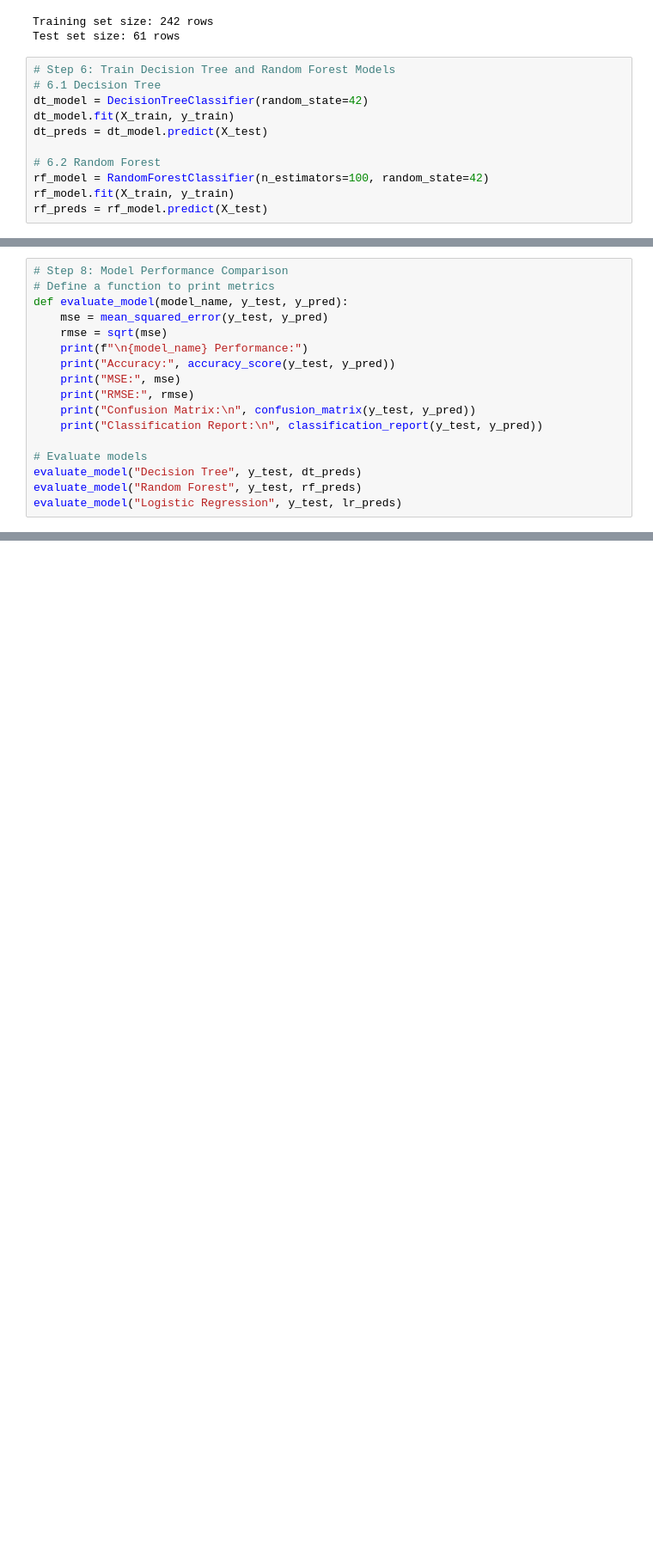
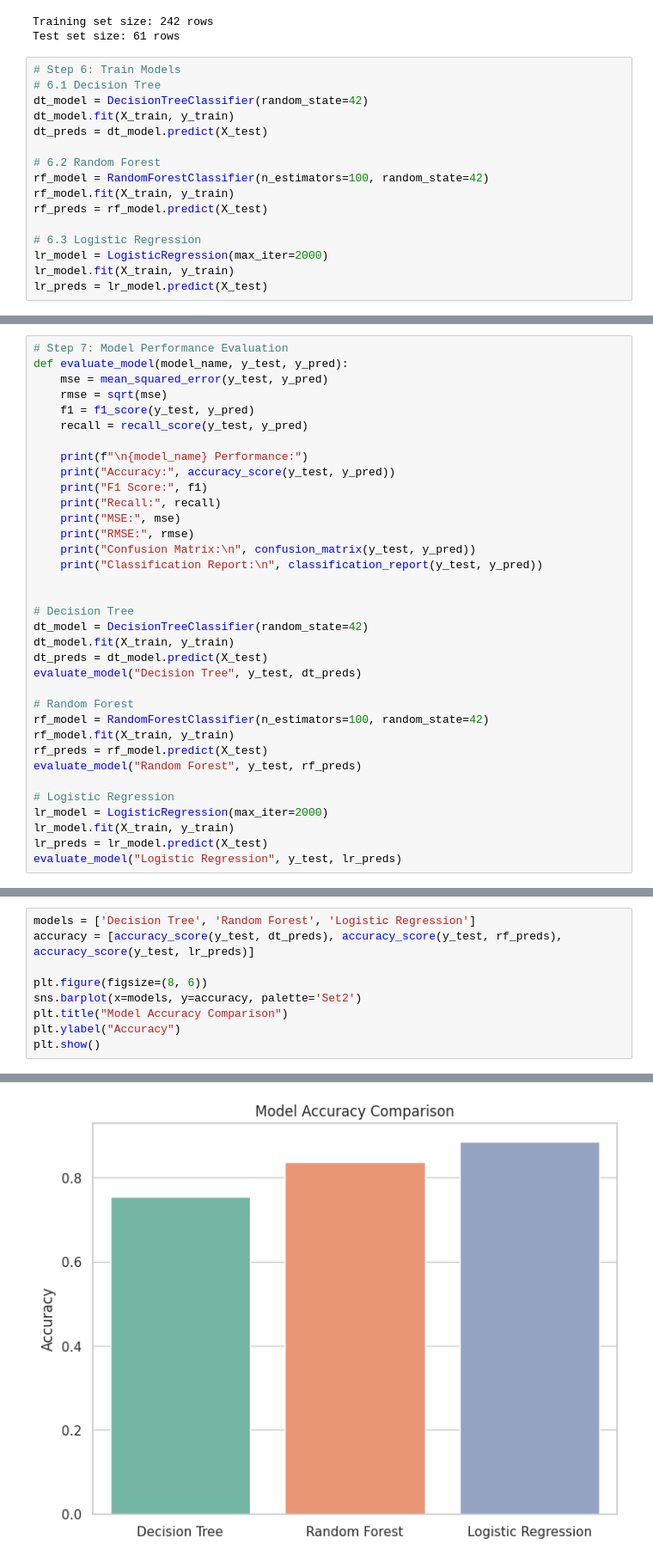
Before and after one commit to joshuakutschera/dsai, a Jupyter notebook: Project.ipynb, the cells around one changed output, grey strips where cells are left out. Shown at 86% size. Drawn from its saved outputs; the diff is of its cells as text; blank space fills up the shorter version.

```diff
--- a/Project.ipynb
+++ b/Project.ipynb
@@ -191,7 +230,7 @@ print(f"Test set size: {X_test.shape[0]} rows")
 Training set size: 242 rows
 Test set size: 61 rows
 # %%
-# Step 6: Train Decision Tree and Random Forest Models
+# Step 6: Train Models
 # 6.1 Decision Tree
 dt_model = DecisionTreeClassifier(random_state=42)
 dt_model.fit(X_train, y_train)
@@ -201,3 +240,8 @@ dt_preds = dt_model.predict(X_test)
 rf_model = RandomForestClassifier(n_estimators=100, random_state=42)
 rf_model.fit(X_train, y_train)
 rf_preds = rf_model.predict(X_test)
+
+# 6.3 Logistic Regression
+lr_model = LogisticRegression(max_iter=2000)
+lr_model.fit(X_train, y_train)
+lr_preds = lr_model.predict(X_test)
@@ -217,19 +248,37 @@ Please also refer to the documentation for alternative solver options:
 # %%
-# Step 8: Model Performance Comparison
-# Define a function to print metrics
+# Step 7: Model Performance Evaluation
 def evaluate_model(model_name, y_test, y_pred):
     mse = mean_squared_error(y_test, y_pred)
     rmse = sqrt(mse)
+    f1 = f1_score(y_test, y_pred)
+    recall = recall_score(y_test, y_pred)
+
     print(f"\n{model_name} Performance:")
     print("Accuracy:", accuracy_score(y_test, y_pred))
+    print("F1 Score:", f1)
+    print("Recall:", recall)
     print("MSE:", mse)
     print("RMSE:", rmse)
     print("Confusion Matrix:\n", confusion_matrix(y_test, y_pred))
     print("Classification Report:\n", classification_report(y_test, y_pred))
 
-# Evaluate models
+
+# Decision Tree
+dt_model = DecisionTreeClassifier(random_state=42)
+dt_model.fit(X_train, y_train)
+dt_preds = dt_model.predict(X_test)
 evaluate_model("Decision Tree", y_test, dt_preds)
+
+# Random Forest
+rf_model = RandomForestClassifier(n_estimators=100, random_state=42)
+rf_model.fit(X_train, y_train)
+rf_preds = rf_model.predict(X_test)
 evaluate_model("Random Forest", y_test, rf_preds)
+
+# Logistic Regression
+lr_model = LogisticRegression(max_iter=2000)
+lr_model.fit(X_train, y_train)
+lr_preds = lr_model.predict(X_test)
 evaluate_model("Logistic Regression", y_test, lr_preds)
 # %% [output]
 Decision Tree Performance:
@@ -312,0 +325,10 @@ Feature 12: 0.08649162095981171
+# %%
+models = ['Decision Tree', 'Random Forest', 'Logistic Regression']
+accuracy = [accuracy_score(y_test, dt_preds), accuracy_score(y_test, rf_preds), accuracy_score(y_test, lr_preds)]
+
+plt.figure(figsize=(8, 6))
+sns.barplot(x=models, y=accuracy, palette='Set2')
+plt.title("Model Accuracy Comparison")
+plt.ylabel("Accuracy")
+plt.show()
+# %% [output]
@@ -312,0 +338 @@ Feature 12: 0.08649162095981171
+[figure, added]
```
Also changed, not shown: parts of 16 cells of this notebook, 1 other file.
